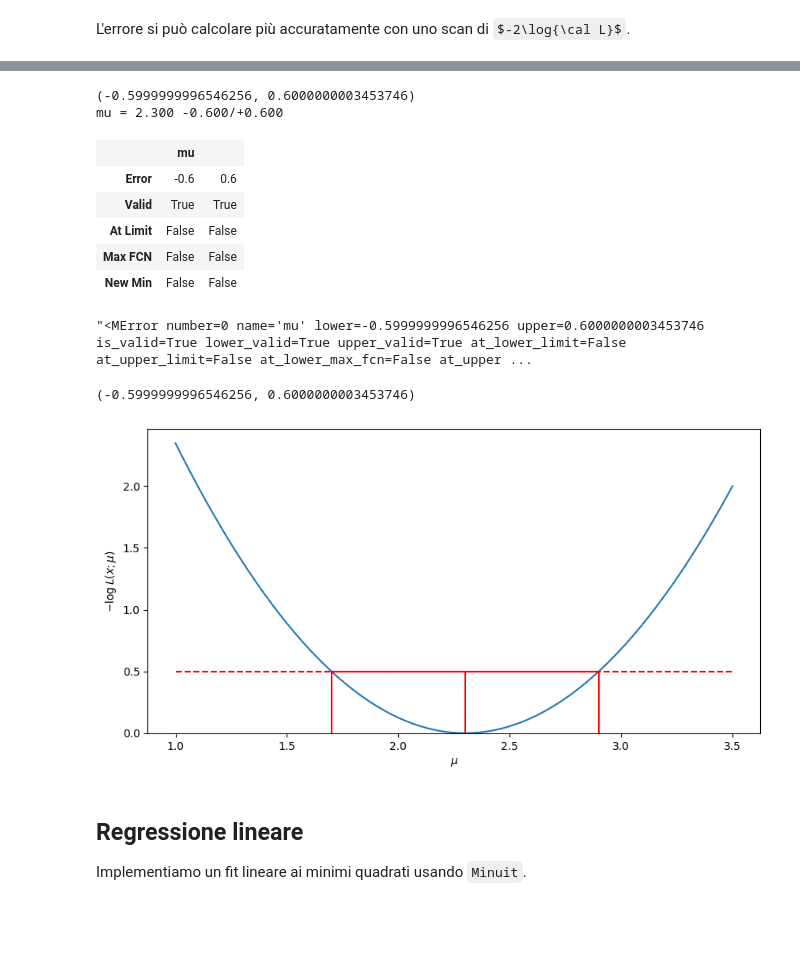
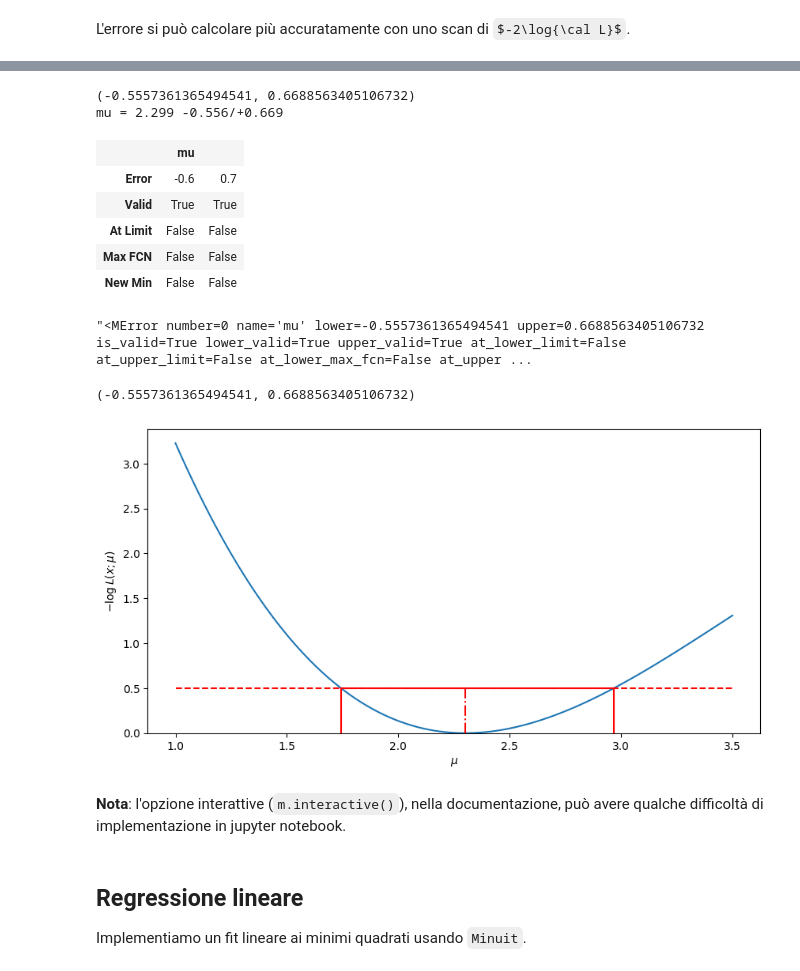
Before and after one commit to lucalista/analisi-dati-2025, a Jupyter notebook: 14.02.00__Minuit.ipynb, the cells around one changed output, grey strips where cells are left out. Saved outputs shown, nothing was run; the diff lists cells and outputs as text; code cells hidden in the pictures; some formulas as TeX source; blank space fills up the shorter version.

````diff
--- a/14.02.00__Minuit.ipynb
+++ b/14.02.00__Minuit.ipynb
@@ -27,9 +27,9 @@ sigma2 = sigma**2
 two_sigma2 = 2*sigma2
 x_obs = 2.3
 def nl_like_fun(mu):
-    return (x_obs - mu)**2/two_sigma2
-mus = np.linspace(1, 3.5)
-plt.figure(figsize=(9, 6), dpi=100)
+    return (x_obs - mu)**2/two_sigma2 + 0.4*(x_obs - mu)**3
+mus = np.linspace(1, 3.5, 100)
+plt.figure(figsize=(9, 6))
 plt.plot(mus, nl_like_fun(mus))
 plt.xlabel('$\mu$')
 plt.ylabel('$-\log L(x;\mu)$')
@@ -126,13 +126,13 @@ for p in minuit.params:
     print(p.merror)
     print(p.name, "= {:.3f} {:.3f}/+{:.3f}".format(p.value, p.merror[0], p.merror[1]))
 # %% [output]
-(-0.5999999996546256, 0.6000000003453746)
-mu = 2.300 -0.600/+0.600
+(-0.5557361365494541, 0.6688563405106732)
+mu = 2.299 -0.556/+0.669
 # %%
 minuit.merrors
 # %% [output]
 |  | mu |  |
-| Error | -0.6 | 0.6 |
+| Error | -0.6 | 0.7 |
 | Valid | True | True |
 | At Limit | False | False |
 | Max FCN | False | False |
@@ -140,9 +140,9 @@ minuit.merrors
 # %%
 repr(minuit.merrors['mu'])
 # %% [output]
-"<MError number=0 name='mu' lower=-0.5999999996546256 upper=0.6000000003453746 is_valid=True lower_valid=True upper_valid=True at_lower_limit=False at_upper_limit=False at_lower_max_fcn=False at_upper ...
+"<MError number=0 name='mu' lower=-0.5557361365494541 upper=0.6688563405106732 is_valid=True lower_valid=True upper_valid=True at_lower_limit=False at_upper_limit=False at_lower_max_fcn=False at_upper ...
 # %%
 minuit.merrors['mu'].lower, minuit.merrors['mu'].upper
 # %% [output]
-(-0.5999999996546256, 0.6000000003453746)
+(-0.5557361365494541, 0.6688563405106732)
 # %%
@@ -152,14 +151,16 @@ mu_err_lo, mu_err_up = minuit.merrors['mu'].lower, minuit.merrors['mu'].upper
 # %%
 plt.figure(figsize=(10, 5))
 plt.plot(mus, nl_like_fun(mus))
 plt.xlabel('$\mu$')
 plt.ylabel('$-\log L(x;\mu)$')
-plt.plot((mu_hat,mu_hat), (0, 0.5), color='r')
-plt.plot((mu_hat + mu_err_lo,mu_hat + mu_err_lo), (0, 0.5), color='r')
-plt.plot((mu_hat + mu_err_up,mu_hat + mu_err_up), (0, 0.5), color='r')
-plt.plot((mu_hat + mu_err_lo,mu_hat + mu_err_up), (0.5, 0.5), color='r')
+plt.plot((mu_hat,mu_hat), (0, 0.5), color='r', linestyle='-.')
+plt.plot((mu_hat + mu_err_lo, mu_hat + mu_err_lo), (0, 0.5), color='r')
+plt.plot((mu_hat + mu_err_up, mu_hat + mu_err_up), (0, 0.5), color='r')
+plt.plot((mu_hat + mu_err_lo, mu_hat + mu_err_up), (0.5, 0.5), color='r')
 plt.plot((mus[0], mus[-1]), (0.5, 0.5), color='r', linestyle='--')
 plt.ylim(0)
 plt.show()
 # %% [output]
-[figure, old version]
+[figure, new version]
+# %% [markdown]
+**Nota**: l'opzione interattive (```m.interactive()```), nella documentazione, può avere qualche difficoltà di implementazione in jupyter notebook.
````
Also changed, not shown: parts of 21 cells of this notebook, 3 other files.
